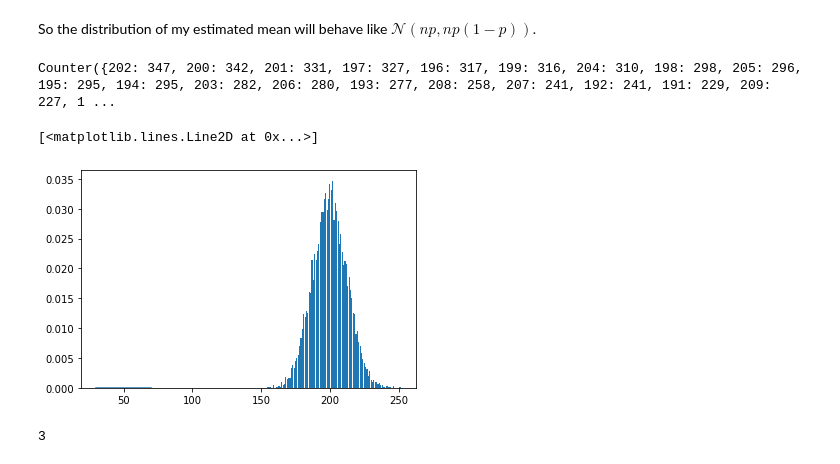
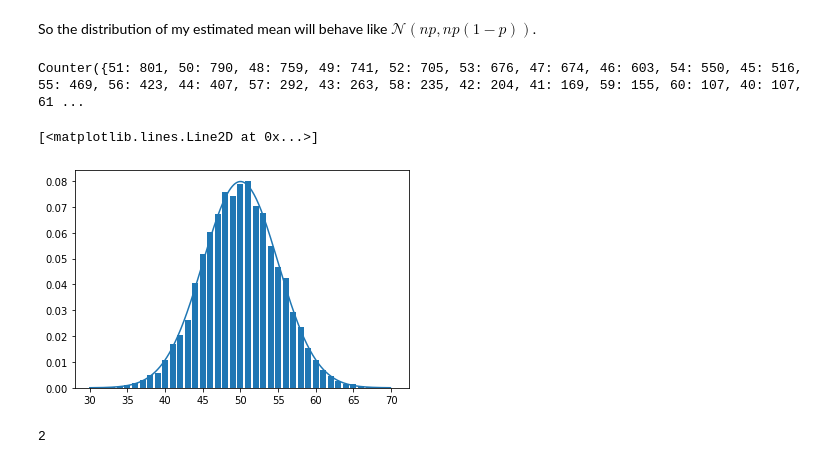
Before and after one commit to jtanderson/COSC-311-Fall2021, a Jupyter notebook: Probability.ipynb, the cells around one changed output. Saved outputs shown, nothing was run; the diff lists cells and outputs as text; code cells hidden in the pictures.

```diff
--- a/Probability.ipynb
+++ b/Probability.ipynb
@@ -15,6 +15,8 @@ We then say that the triple $(X,\Omega, P)$ forms a probability space.
 Furthermore, we require that $P$ satisfies the following:
 1. $0 \leq P(\omega) \leq 1$ for all $\omega \in \Omega$.
 2. $\sum_{\omega \in \Omega} P(\omega) = 1$
+# %%
+p = 0.71
 # %% [markdown]
 ## Discrete Random Variables
 
@@ -230,38 +232,38 @@ So the distribution of my estimated mean will behave like $\mathcal{N}(np, np(1-
 # %%
 from collections import Counter
 
-N = 1000
-bias = 0.2
+N = 100
+bias = 0.5
 num_trials = 10000
 
 def binom_draw(n,p):
-    # use np.random.choice
+    """Generate one draw from a Binomial(n,p) distribution"""
     return np.sum(np.random.choice([0,1],size=n,p=[1-p,p]))
 
 # get the number of successes num_trials times
 observations = [binom_draw(N,bias) for _ in range(num_trials)]
 
 # want to plot the distribution of these observations
 # we could fancier histogram methods, or for fun do it by hand
 
 counts = Counter(observations)
 print(counts)
 
 plt.bar([x for x in counts.keys()], [v / num_trials for v in counts.values()])
 
 # now compare with actual normal pdf
 mu = N*bias
 sigma = math.sqrt(N*bias*(1-bias))
 
 xs = np.arange(30,70,0.1)
 plt.plot(xs, [normal_pdf(x,mu,sigma) for x in xs])
 # %% [output]
-Counter({202: 347, 200: 342, 201: 331, 197: 327, 196: 317, 199: 316, 204: 310, 198: 298, 205: 296, 195: 295, 194: 295, 203: 282, 206: 280, 193: 277, 208: 258, 207: 241, 192: 241, 191: 229, 209: 227, 1 ...
+Counter({51: 801, 50: 790, 48: 759, 49: 741, 52: 705, 53: 676, 47: 674, 46: 603, 54: 550, 45: 516, 55: 469, 56: 423, 44: 407, 57: 292, 43: 263, 58: 235, 42: 204, 41: 169, 59: 155, 60: 107, 40: 107, 61 ...
 [<matplotlib.lines.Line2D at 0x...>]
-[figure, old version]
+[figure, new version]
 # %%
 # help(np.random.choice)
 #np.random.choice([0,1],p=[0.5, 0.5],size=10)
 binom_draw(10,0.2)
 # %% [output]
-3
+2
```
Also changed, not shown: parts of 13 cells of this notebook.
